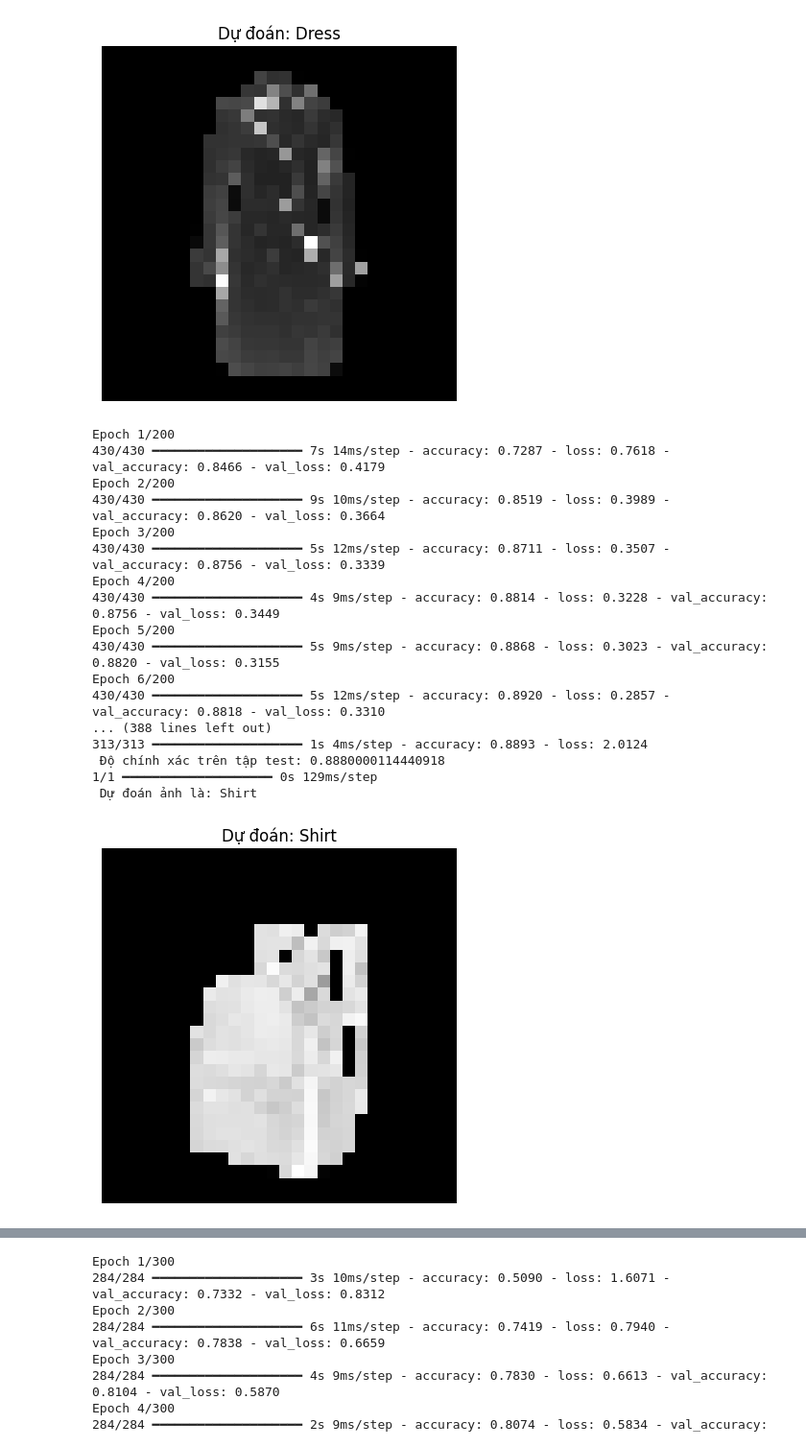
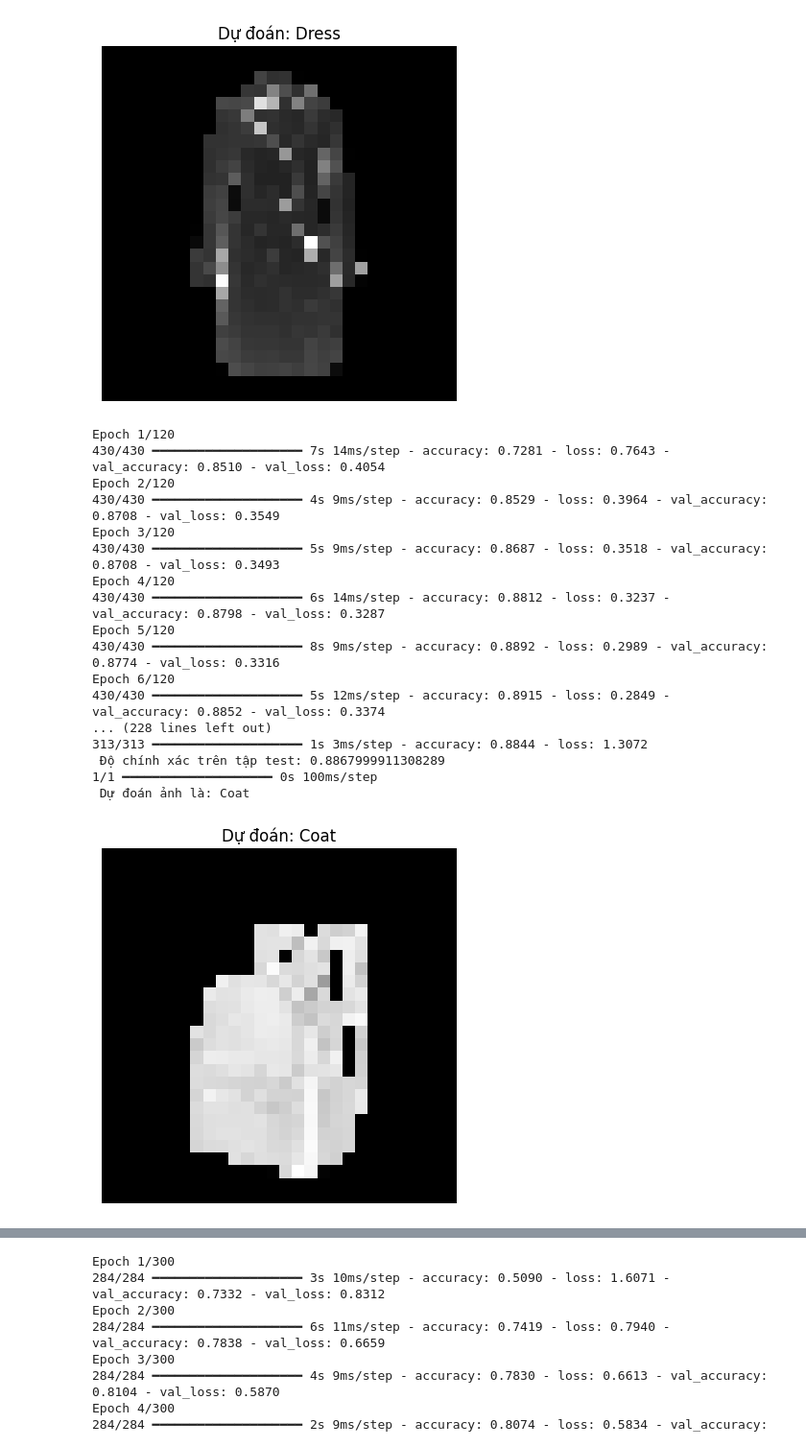
Before and after one commit to mnhtm187/Minh-T-m-31241027094, a Jupyter notebook: Fashion.ipynb, the cells around one changed output, grey strips where cells are left out. Shown at 96% size. Drawn from its saved outputs; the diff is of its cells as text; code cells hidden in the pictures.

```diff
--- a/Fashion.ipynb
+++ b/Fashion.ipynb
@@ -100,52 +100,52 @@ model.add(Dense(100, activation="relu"))
 model.add(Dense(10, activation="softmax"))
 
 model.compile(optimizer='rmsprop', loss='categorical_crossentropy', metrics=['accuracy'])
 
 
-history = model.fit(x_train, y_train_cat, epochs=200, batch_size=128, validation_data=(x_valid, y_valid_cat))
+history = model.fit(x_train, y_train_cat, epochs=120, batch_size=128, validation_data=(x_valid, y_valid_cat))
 
 
 test_loss, test_acc = model.evaluate(x_test, y_test_cat)
 print(' Độ chính xác trên tập test:', test_acc)
 
 
 label_names = ['T-shirt', 'Trouser', 'Pullover', 'Dress', 'Coat','Sandal', 'Shirt', 'Sneaker', 'Bag', 'Ankle boot']
 
 image_path = '/content/drive/MyDrive/ảnh/bag'
 img = cv2.imread(image_path, cv2.IMREAD_GRAYSCALE)
 img = cv2.resize(img, (28, 28))
 img = cv2.bitwise_not(img)
 img = img.astype('float32') / 255.0
 img_input = img.reshape(1, 28, 28)
 
 prediction = model.predict(img_input)
 predicted_label = np.argmax(prediction)
 
 print(" Dự đoán ảnh là:", label_names[predicted_label])
 plt.imshow(img, cmap='gray')
 plt.title(f"Dự đoán: {label_names[predicted_label]}")
 plt.axis('off')
 plt.show()
 model.save("fashion_model.keras")
 # %% [output]
-Epoch 1/200
-430/430 ━━━━━━━━━━━━━━━━━━━━ 7s 14ms/step - accuracy: 0.7287 - loss: 0.7618 - val_accuracy: 0.8466 - val_loss: 0.4179
-Epoch 2/200
-430/430 ━━━━━━━━━━━━━━━━━━━━ 9s 10ms/step - accuracy: 0.8519 - loss: 0.3989 - val_accuracy: 0.8620 - val_loss: 0.3664
-Epoch 3/200
-430/430 ━━━━━━━━━━━━━━━━━━━━ 5s 12ms/step - accuracy: 0.8711 - loss: 0.3507 - val_accuracy: 0.8756 - val_loss: 0.3339
-Epoch 4/200
-430/430 ━━━━━━━━━━━━━━━━━━━━ 4s 9ms/step - accuracy: 0.8814 - loss: 0.3228 - val_accuracy: 0.8756 - val_loss: 0.3449
-Epoch 5/200
-430/430 ━━━━━━━━━━━━━━━━━━━━ 5s 9ms/step - accuracy: 0.8868 - loss: 0.3023 - val_accuracy: 0.8820 - val_loss: 0.3155
-Epoch 6/200
-430/430 ━━━━━━━━━━━━━━━━━━━━ 5s 12ms/step - accuracy: 0.8920 - loss: 0.2857 - val_accuracy: 0.8818 - val_loss: 0.3310
-... (388 lines left out)
-313/313 ━━━━━━━━━━━━━━━━━━━━ 1s 4ms/step - accuracy: 0.8893 - loss: 2.0124
- Độ chính xác trên tập test: 0.8880000114440918
-1/1 ━━━━━━━━━━━━━━━━━━━━ 0s 129ms/step
- Dự đoán ảnh là: Shirt
+Epoch 1/120
+430/430 ━━━━━━━━━━━━━━━━━━━━ 7s 14ms/step - accuracy: 0.7281 - loss: 0.7643 - val_accuracy: 0.8510 - val_loss: 0.4054
+Epoch 2/120
+430/430 ━━━━━━━━━━━━━━━━━━━━ 4s 9ms/step - accuracy: 0.8529 - loss: 0.3964 - val_accuracy: 0.8708 - val_loss: 0.3549
+Epoch 3/120
+430/430 ━━━━━━━━━━━━━━━━━━━━ 5s 9ms/step - accuracy: 0.8687 - loss: 0.3518 - val_accuracy: 0.8708 - val_loss: 0.3493
+Epoch 4/120
+430/430 ━━━━━━━━━━━━━━━━━━━━ 6s 14ms/step - accuracy: 0.8812 - loss: 0.3237 - val_accuracy: 0.8798 - val_loss: 0.3287
+Epoch 5/120
+430/430 ━━━━━━━━━━━━━━━━━━━━ 8s 9ms/step - accuracy: 0.8892 - loss: 0.2989 - val_accuracy: 0.8774 - val_loss: 0.3316
+Epoch 6/120
+430/430 ━━━━━━━━━━━━━━━━━━━━ 5s 12ms/step - accuracy: 0.8915 - loss: 0.2849 - val_accuracy: 0.8852 - val_loss: 0.3374
+... (228 lines left out)
+313/313 ━━━━━━━━━━━━━━━━━━━━ 1s 3ms/step - accuracy: 0.8844 - loss: 1.3072
+ Độ chính xác trên tập test: 0.8867999911308289
+1/1 ━━━━━━━━━━━━━━━━━━━━ 0s 100ms/step
+ Dự đoán ảnh là: Coat
-[figure, old version]
+[figure, new version]
 # %%
 from keras.datasets import fashion_mnist
 from keras.models import Sequential, load_model
```
Also changed, not shown: parts of 1 cell of this notebook.
